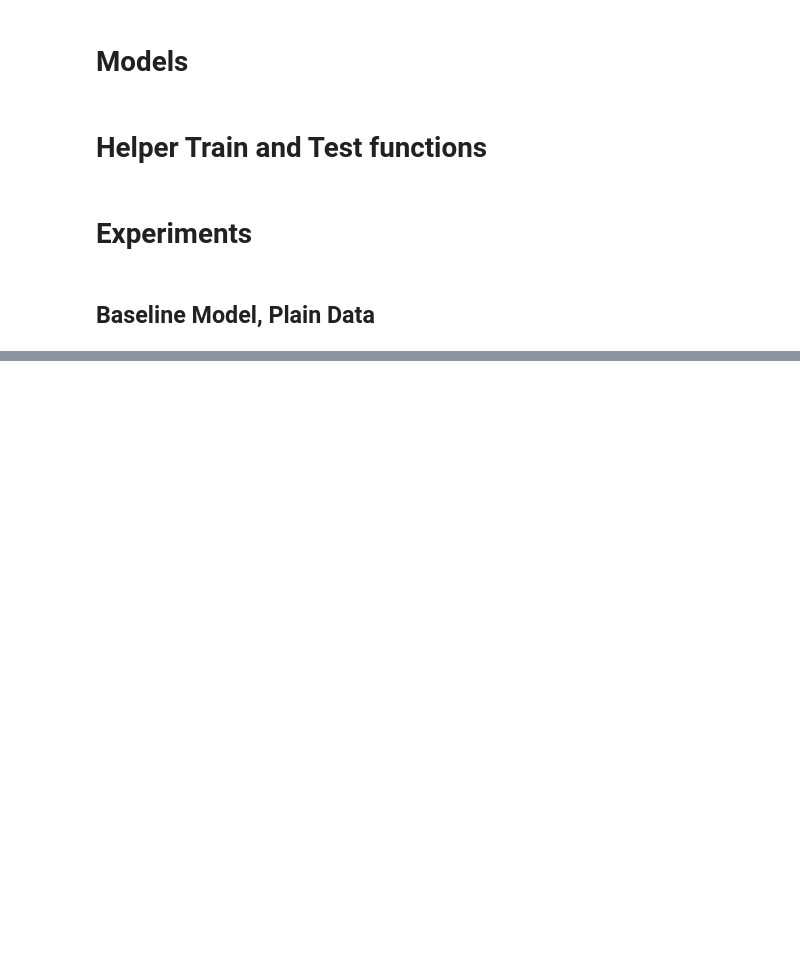
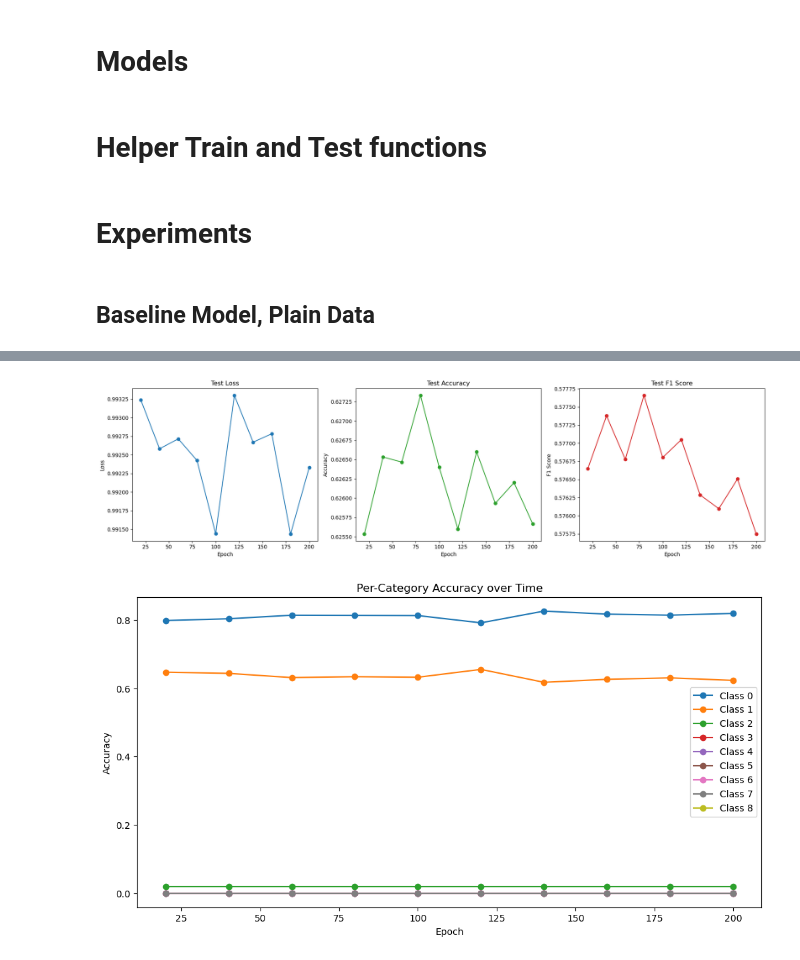
Before and after one commit to BerkeAltiparmak/NeuroConnectomeGNN, a Jupyter notebook: data_investigation.ipynb, the cells around one changed output, grey strips where cells are left out. Saved outputs shown, nothing was run; the diff lists cells and outputs as text; code cells hidden in the pictures; blank space fills up the shorter version.

Commit message:
Plotting test per class accuracy

```diff
--- a/data_investigation.ipynb
+++ b/data_investigation.ipynb
@@ -484,6 +484,16 @@ def plot_experiment_results(epochs_recorded, test_losses, test_accuracies, test_
 
     plt.tight_layout()
     plt.show()
+# %%
+def plot_experiment_results_per_class(epochs_recorded, per_class_acc_history):
+    fig, ax = plt.subplots(figsize=(12, 6))
+    for i in range(num_classes):
+        ax.plot(epochs_recorded, per_class_acc_history[:, i], marker='o', label=f'Class {i}')
+    ax.set_title("Per-Category Accuracy over Time")
+    ax.set_xlabel("Epoch")
+    ax.set_ylabel("Accuracy")
+    ax.legend()
+    plt.show()
 # %% [markdown]
 # Experiments
 # %% [markdown]
@@ -494,9 +504,9 @@ model = baseline_gcn
 data = data_plain
 lr=0.01
 weight_decay=5e-4
-optimizer = get_optimizer_and_criterion(model, lr, weight_decay)
+optimizer = get_optimizer(model, lr, weight_decay)
 criterion = nn.CrossEntropyLoss()
-num_epochs = 2000
+num_epochs = 200
 record_interval = 20
 
 losses = []
@@ -512,7 +522,7 @@ for epoch in range(1, num_epochs + 1):
 
     if epoch % record_interval == 0:
         # Evaluate overall metrics
-        test_loss, test_acc, test_f1, te = test(model, data, optimizer, criterion)
+        test_loss, test_acc, test_f1, test_per_class_acc = test(model, data, optimizer, criterion)
         test_losses.append(test_loss)
         test_accuracies.append(test_acc)
         test_f1s.append(test_f1)
@@ -520,16 +530,8 @@ for epoch in range(1, num_epochs + 1):
 
         print(f'Epoch {epoch:03d}: Loss={loss:.4f}, Test Loss={test_loss:.4f}, Accuracy={test_acc:.4f}, F1={test_f1:.4f}')
 
+# Plot the results
 epochs_recorded = np.arange(record_interval, num_epochs + 1, record_interval)
 plot_experiment_results(epochs_recorded, test_losses, test_accuracies, test_f1s)
-
-per_class_acc_history = np.array(per_class_acc_history)  # shape: (n_records, num_classes)
-fig, ax = plt.subplots(figsize=(12, 6))
-for i in range(num_classes):
-    ax.plot(epochs_recorded, per_class_acc_history[:, i], marker='o', label=f'Class {i}')
-ax.set_title("Per-Category Accuracy over Time")
-ax.set_xlabel("Epoch")
-ax.set_ylabel("Accuracy")
-ax.legend()
-plt.show()
+plot_experiment_results_per_class(epochs_recorded, np.array(per_class_acc_history))
 # %% [output]
@@ -552,0 +548,2 @@ Epoch 2000: Loss=1.0398, Test Loss=0.9926, Accuracy=0.6265, F1=0.5768
+[figure, added]
+[figure, added]
```
Also changed, not shown: parts of 1 cell of this notebook.
